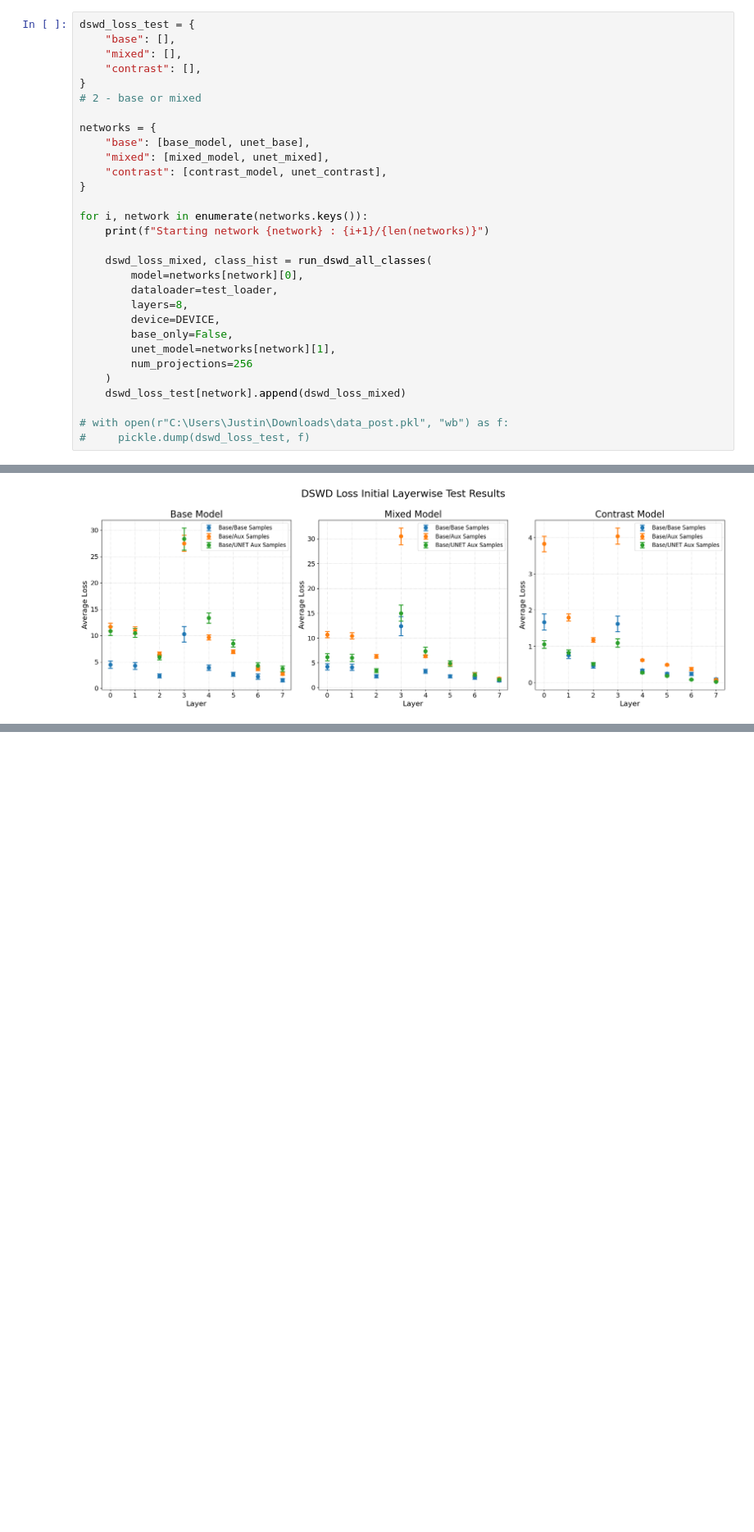
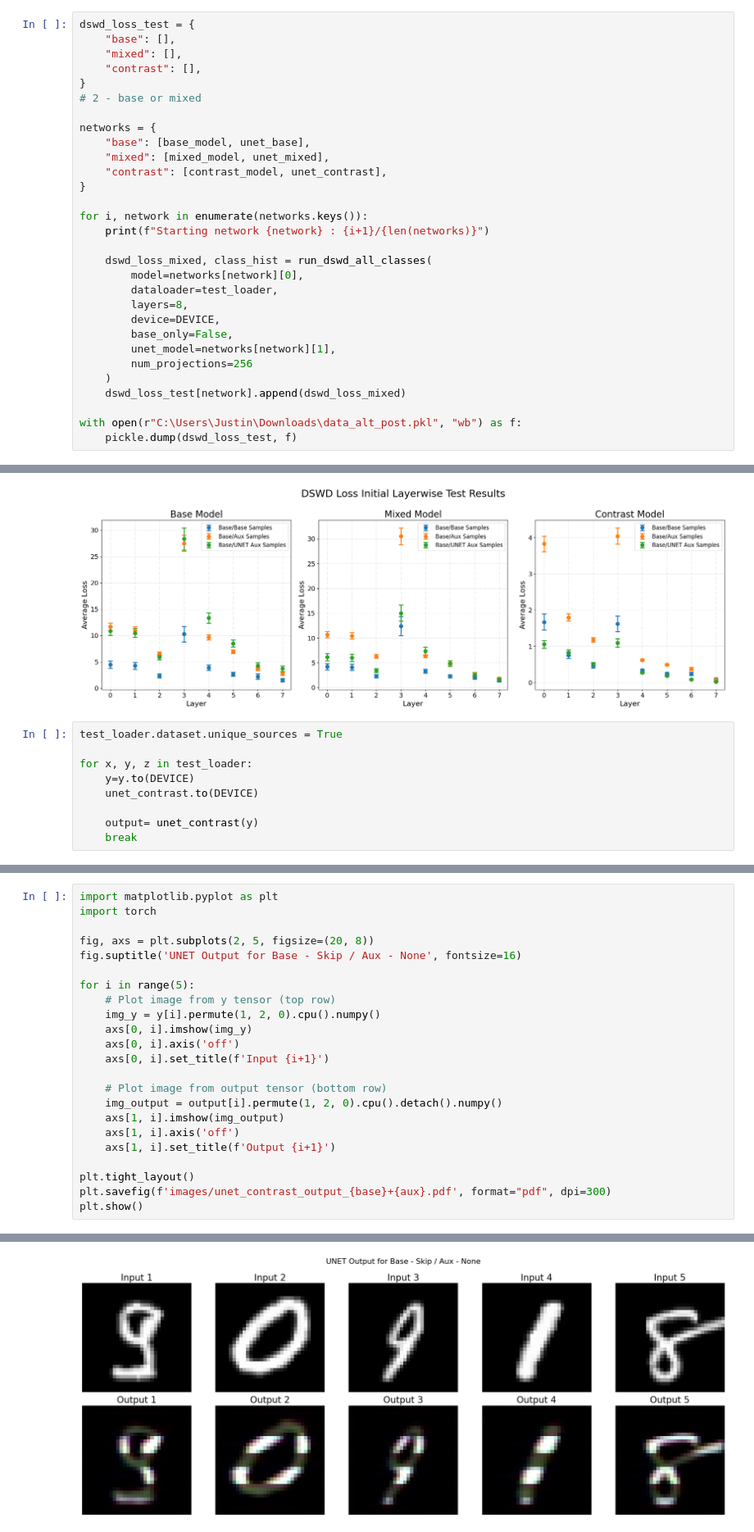
Before and after one commit to justlab11/FeatureAlignment, a Jupyter notebook: unet_work.ipynb, the cells around one changed output, grey strips where cells are left out. Shown at 82% size. Drawn from its saved outputs; the diff is of its cells as text; blank space fills up the shorter version.

Commit message:
more edits to unet

```diff
--- a/unet_work.ipynb
+++ b/unet_work.ipynb
@@ -1752,8 +1772,8 @@ for i, network in enumerate(networks.keys()):
     )
     dswd_loss_test[network].append(dswd_loss_mixed)
 
-# with open(r"C:\Users\Justin\Downloads\data_post.pkl", "wb") as f:
-#     pickle.dump(dswd_loss_test, f)
+with open(r"C:\Users\Justin\Downloads\data_alt_post.pkl", "wb") as f:
+    pickle.dump(dswd_loss_test, f)
 # %% [output]
 Starting network base : 1/3
 Class 0 Size: 192 (3 batches)
@@ -1832,3 +1852,12 @@ plt.savefig(f'images/DSW_unet_none+skip.pdf', format="pdf", dpi=300)
 plt.show()
 # %% [output]
 [figure]
+# %%
+test_loader.dataset.unique_sources = True
+
+for x, y, z in test_loader:
+    y=y.to(DEVICE)
+    unet_contrast.to(DEVICE)
+
+    output= unet_contrast(y)
+    break
@@ -1834,0 +1868,24 @@ plt.show()
+# %%
+import matplotlib.pyplot as plt
+import torch
+
+fig, axs = plt.subplots(2, 5, figsize=(20, 8))
+fig.suptitle('UNET Output for Base - Skip / Aux - None', fontsize=16)
+
+for i in range(5):
+    # Plot image from y tensor (top row)
+    img_y = y[i].permute(1, 2, 0).cpu().numpy()
+    axs[0, i].imshow(img_y)
+    axs[0, i].axis('off')
+    axs[0, i].set_title(f'Input {i+1}')
+
+    # Plot image from output tensor (bottom row)
+    img_output = output[i].permute(1, 2, 0).cpu().detach().numpy()
+    axs[1, i].imshow(img_output)
+    axs[1, i].axis('off')
+    axs[1, i].set_title(f'Output {i+1}')
+
+plt.tight_layout()
+plt.savefig(f'images/unet_contrast_output_{base}+{aux}.pdf', format="pdf", dpi=300)
+plt.show()
+# %% [output]
@@ -1834,0 +1897 @@ plt.show()
+[figure, added]
```
Also changed, not shown: parts of 9 cells of this notebook, 1 other file.
